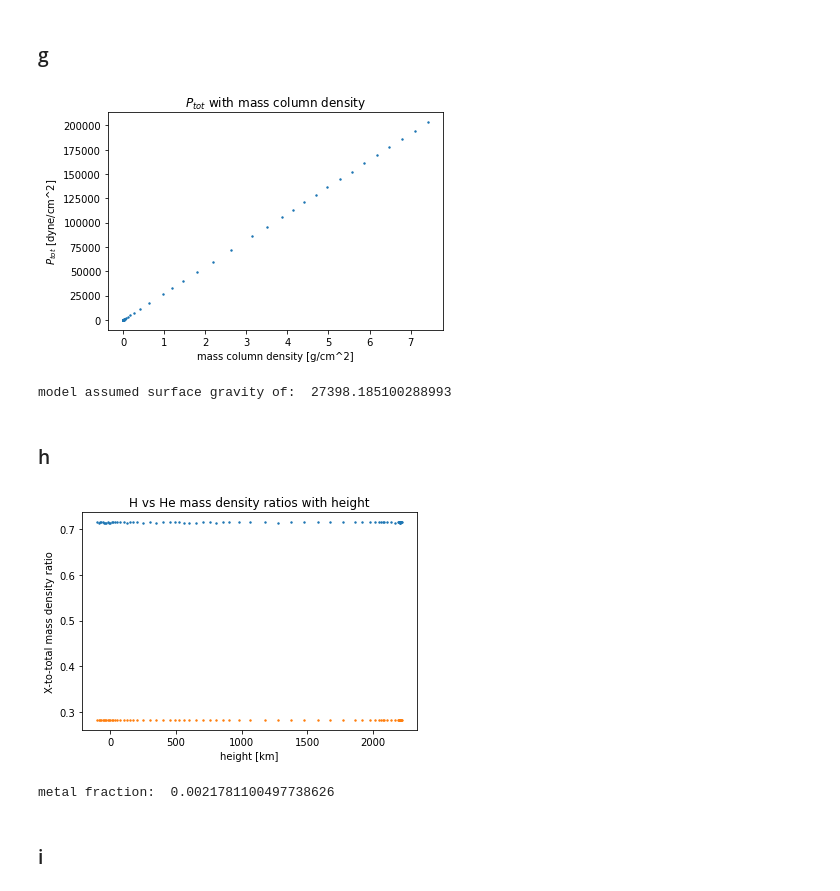
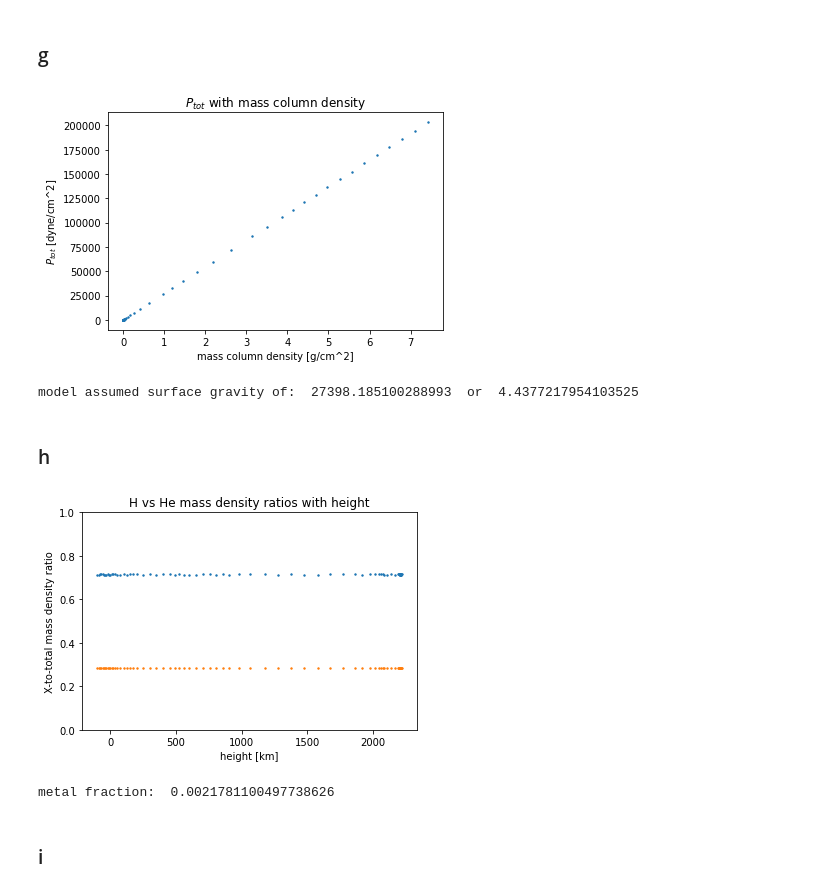
Before and after one commit to cl3425/uf-class-repo, a Jupyter notebook: radiative-processes/final-project/radiative_final.ipynb, the cells around one changed output. Cells and saved outputs as stored; diff of their text form; code cells hidden in the pictures.

```diff
--- a/radiative-processes/final-project/radiative_final.ipynb
+++ b/radiative-processes/final-project/radiative_final.ipynb
@@ -217,27 +233,29 @@ plt.ylabel('$P_{tot}$ [dyne/cm^2]')
 #plt.yscale('log')
 plt.show()
 
-print("model assumed surface gravity of: ", np.mean(falc_data.ptot/falc_data.m))
+print("model assumed surface gravity of: ", np.mean(falc_data.ptot/falc_data.m),
+      " or ", np.log10(np.mean(falc_data.ptot/falc_data.m)))
 # %% [output]
 [figure]
-model assumed surface gravity of:  27398.185100288993
+model assumed surface gravity of:  27398.185100288993  or  4.4377217954103525
 # %% [markdown]
 ### h
 # %%
 m_H = 1.6736e-24 # grams
 he_h_abundance_ratio = 0.1
 he_h_mass_ratio = 3.97
 
 plt.scatter(falc_data.height, m_H*falc_data.n_H/falc_data.rho, s=2)
 plt.scatter(falc_data.height, he_h_abundance_ratio* he_h_mass_ratio * m_H * falc_data.n_H/falc_data.rho, s=2)
 plt.title('H vs He mass density ratios with height')
 plt.xlabel('height [km]')
 plt.ylabel('X-to-total mass density ratio')
+plt.ylim(0,1)
 plt.show()
 
 print("metal fraction: ", 1-np.mean(m_H*falc_data.n_H/falc_data.rho)-np.mean(he_h_abundance_ratio* he_h_mass_ratio * m_H * falc_data.n_H/falc_data.rho))
 # %% [output]
-[figure, old version]
+[figure, new version]
 metal fraction:  0.0021781100497738626
 # %% [markdown]
 ### i
```
Also changed, not shown: parts of 19 cells of this notebook.
